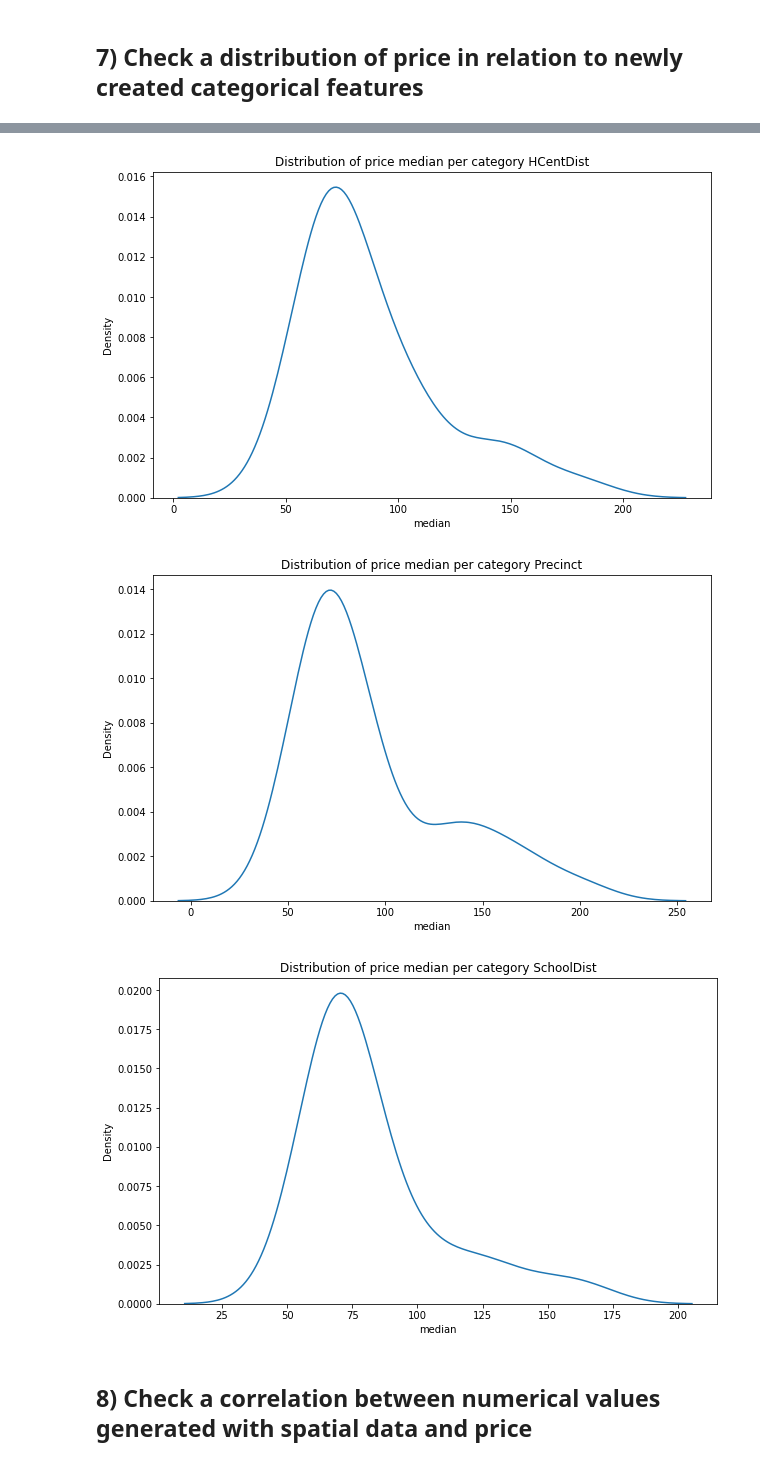
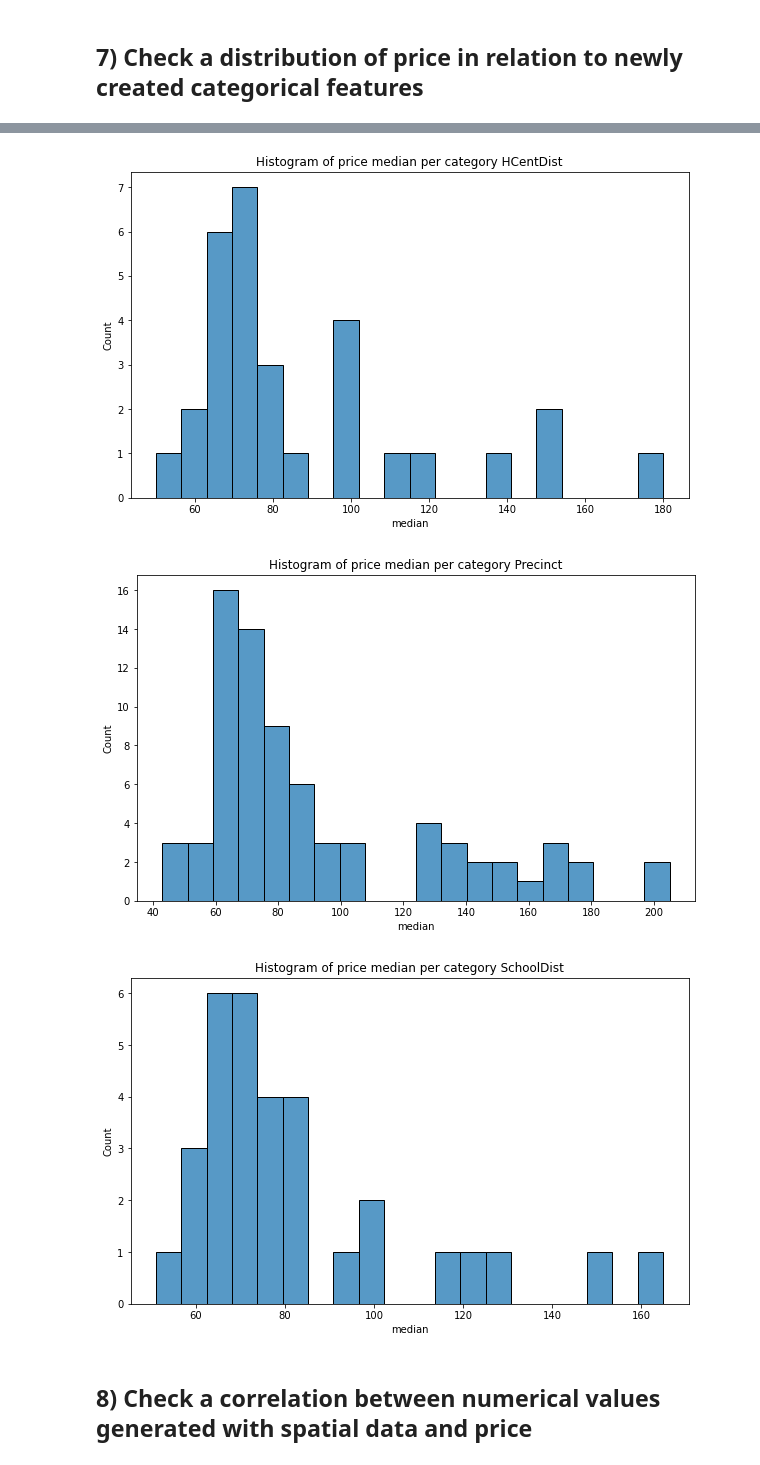
Before and after one commit to SimonMolinsky/articles, a Jupyter notebook: 2021-03/airbnb-data-augmentation/Feature Engineering with Spatial Flavour.ipynb, the cells around one changed output, grey strips where cells are left out. Drawn from its saved outputs; the diff is of its cells as text; code cells hidden in the pictures.

```diff
--- a/2021-03/airbnb-data-augmentation/Feature Engineering with Spatial Flavour.ipynb
+++ b/2021-03/airbnb-data-augmentation/Feature Engineering with Spatial Flavour.ipynb
@@ -474,5 +469,10 @@ ext_gdf.drop('index_right', axis=1, inplace=True)
 
 ext_gdf = gpd.sjoin(ext_gdf, gdf_school_dis[['geometry', 'SchoolDist']], how='left', op='within')
 ext_gdf.drop('index_right', axis=1, inplace=True)
+# %%
+# We have to transform categorical columns to be sure that we don't get strange results
+
+categorical_columns = ['FireDiv', 'HCentDist', 'Precinct', 'SchoolDist']
+ext_gdf[categorical_columns] = ext_gdf[categorical_columns].astype('category')
 # %% [markdown]
 ## 7) Check a distribution of price in relation to newly created categorical features
@@ -487,6 +497,6 @@ for cat in categorical_columns:
     # Check distribution of variances
 
     plt.figure(figsize=(10, 6))
-    sns.kdeplot(categorical_dists[cat]['var']);
-    plt.title(f'Distribution of price variances per category {cat}');
+    sns.histplot(categorical_dists[cat]['var'], bins=20);
+    plt.title(f'Histogram of price variances per category {cat}');
 # %% [output]
@@ -497,8 +507,8 @@ for cat in categorical_columns:
 # %%
 for cat in categorical_columns:
-    # Check distribution of variances
+    # Check distribution of medians
 
     plt.figure(figsize=(10, 6))
-    sns.kdeplot(categorical_dists[cat]['median']);
-    plt.title(f'Distribution of price median per category {cat}');
+    sns.histplot(categorical_dists[cat]['median'], bins=20);
+    plt.title(f'Histogram of price median per category {cat}');
 # %% [output]
@@ -506,6 +516,6 @@ for cat in categorical_columns:
-[figure, old version]
+[figure, new version]
-[figure, old version]
+[figure, new version]
-[figure, old version]
+[figure, new version]
 # %% [markdown]
 ## 8) Check a correlation between numerical values generated with spatial data and price
 # %%
```
Also changed, not shown: parts of 14 cells of this notebook, 7 other files.
